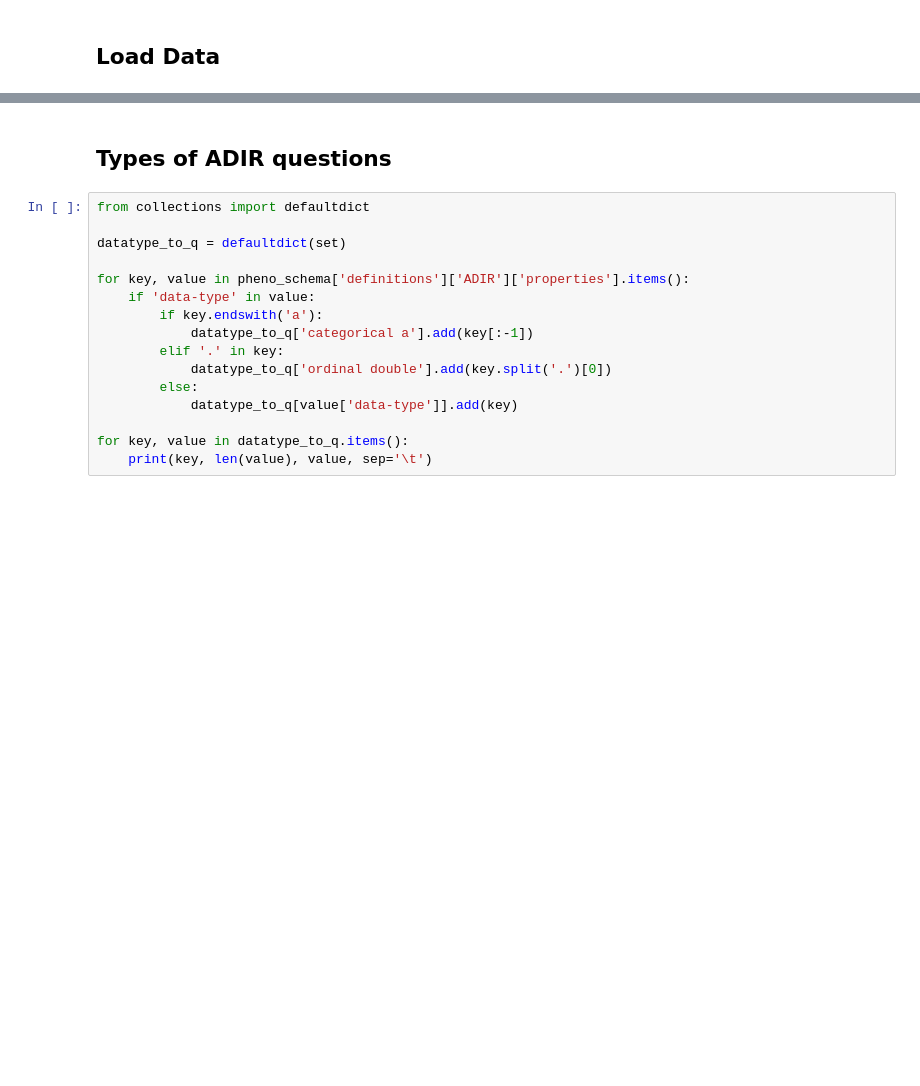
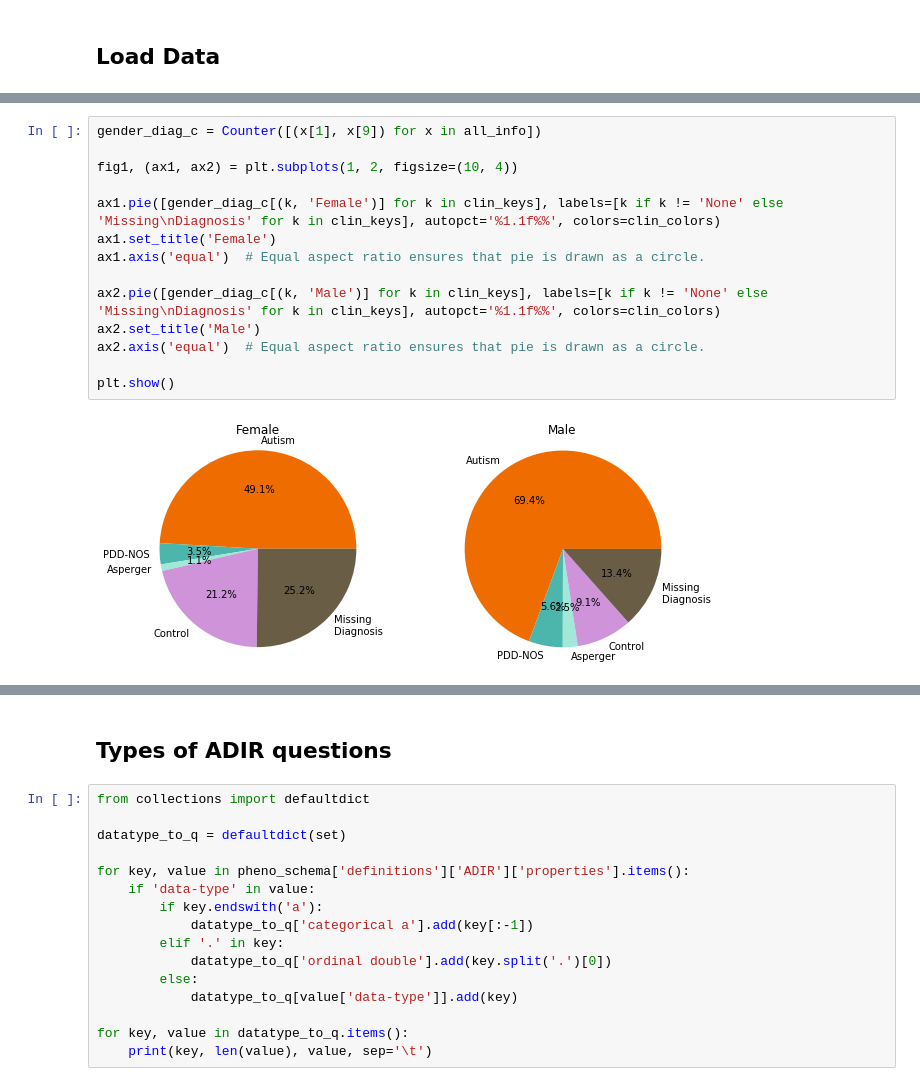
Before and after one commit to walllab/PhenotypeGLRM, a Jupyter notebook: analysis/Basic-Data.ipynb, the cells around one changed output, grey strips where cells are left out. Cells and saved outputs as stored; diff of their text form; blank space fills up the shorter version.

```diff
--- a/analysis/Basic-Data.ipynb
+++ b/analysis/Basic-Data.ipynb
@@ -30,0 +118,16 @@ with open("../data/all_samples.csv") as f:
+# %%
+gender_diag_c = Counter([(x[1], x[9]) for x in all_info])
+
+fig1, (ax1, ax2) = plt.subplots(1, 2, figsize=(10, 4))
+
+ax1.pie([gender_diag_c[(k, 'Female')] for k in clin_keys], labels=[k if k != 'None' else 'Missing\nDiagnosis' for k in clin_keys], autopct='%1.1f%%', colors=clin_colors)
+ax1.set_title('Female')
+ax1.axis('equal')  # Equal aspect ratio ensures that pie is drawn as a circle.
+
+ax2.pie([gender_diag_c[(k, 'Male')] for k in clin_keys], labels=[k if k != 'None' else 'Missing\nDiagnosis' for k in clin_keys], autopct='%1.1f%%', colors=clin_colors)
+ax2.set_title('Male')
+ax2.axis('equal')  # Equal aspect ratio ensures that pie is drawn as a circle.
+
+plt.show()
+# %% [output]
+[figure, added]
```
Also changed, not shown: parts of 32 cells of this notebook, 17 other files.
